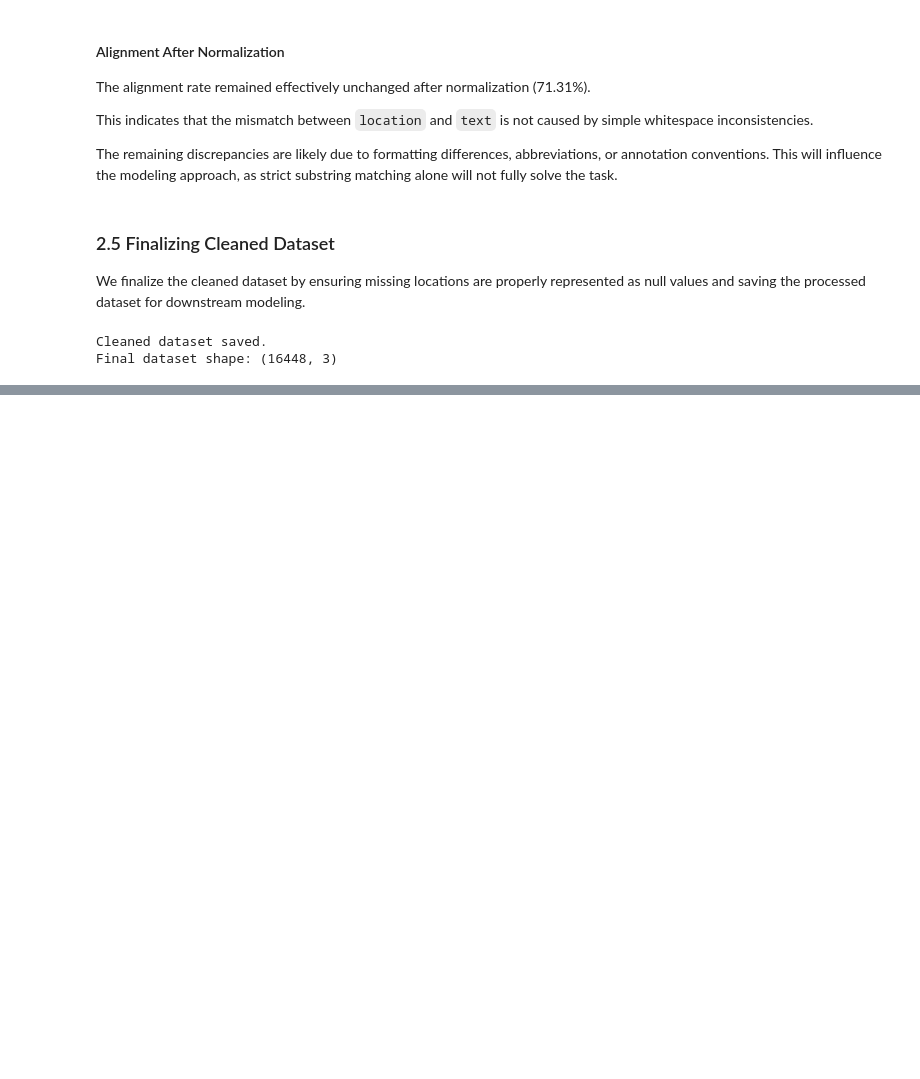
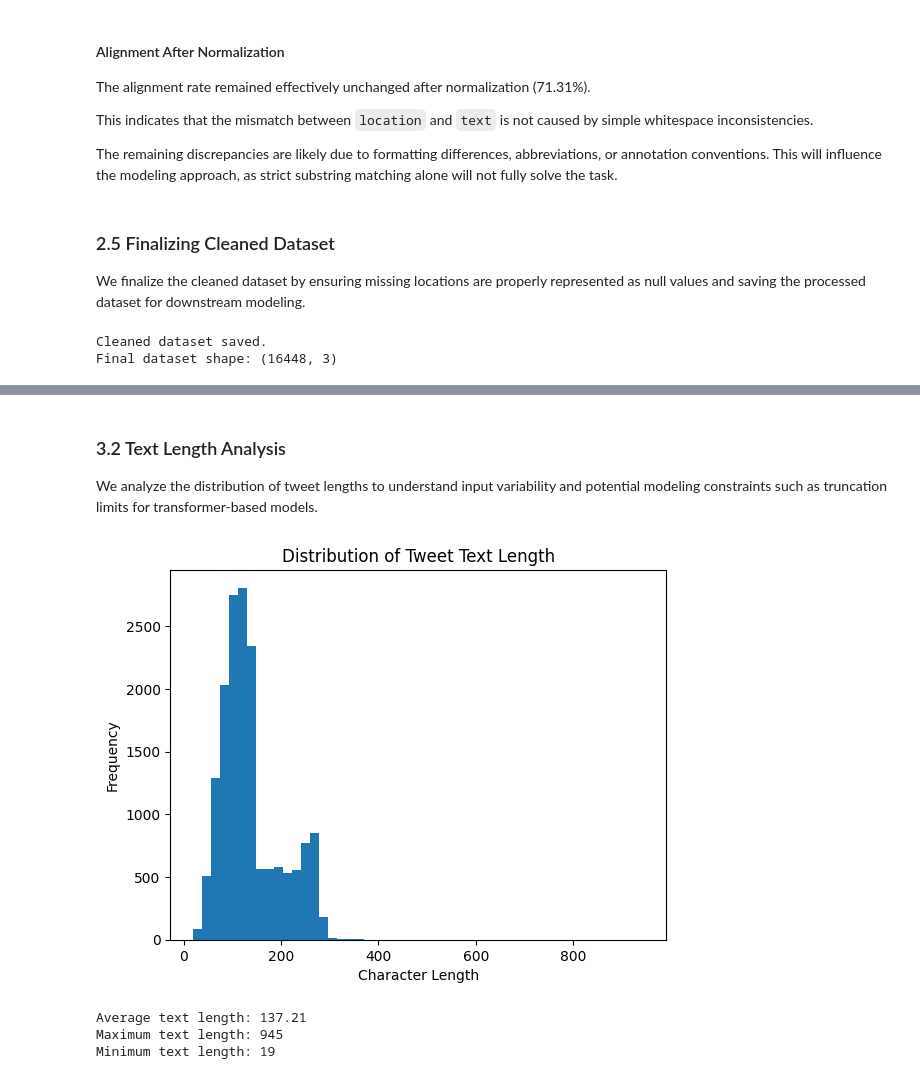
Before and after one commit to RofhiwaRamps23/disaster-location-mention-recognition, a Jupyter notebook: notebooks/01_eda.ipynb, the cells around one changed output, grey strips where cells are left out. Drawn from its saved outputs; the diff is of its cells as text; code cells hidden in the pictures; blank space fills up the shorter version.

```diff
--- a/notebooks/01_eda.ipynb
+++ b/notebooks/01_eda.ipynb
@@ -340,0 +387,22 @@ Final dataset shape: (16448, 3)
+# %% [markdown]
+### 3.2 Text Length Analysis
+
+We analyze the distribution of tweet lengths to understand input variability and potential modeling constraints such as truncation limits for transformer-based models.
+# %%
+cleaned["text_length"] = cleaned["text"].apply(len)
+
+plt.figure()
+plt.hist(cleaned["text_length"], bins=50)
+plt.title("Distribution of Tweet Text Length")
+plt.xlabel("Character Length")
+plt.ylabel("Frequency")
+plt.show()
+
+print("Average text length:", round(cleaned["text_length"].mean(), 2))
+print("Maximum text length:", cleaned["text_length"].max())
+print("Minimum text length:", cleaned["text_length"].min())
+# %% [output]
+[figure, added]
+Average text length: 137.21
+Maximum text length: 945
+Minimum text length: 19
```
Also changed, not shown: parts of 12 cells of this notebook.
